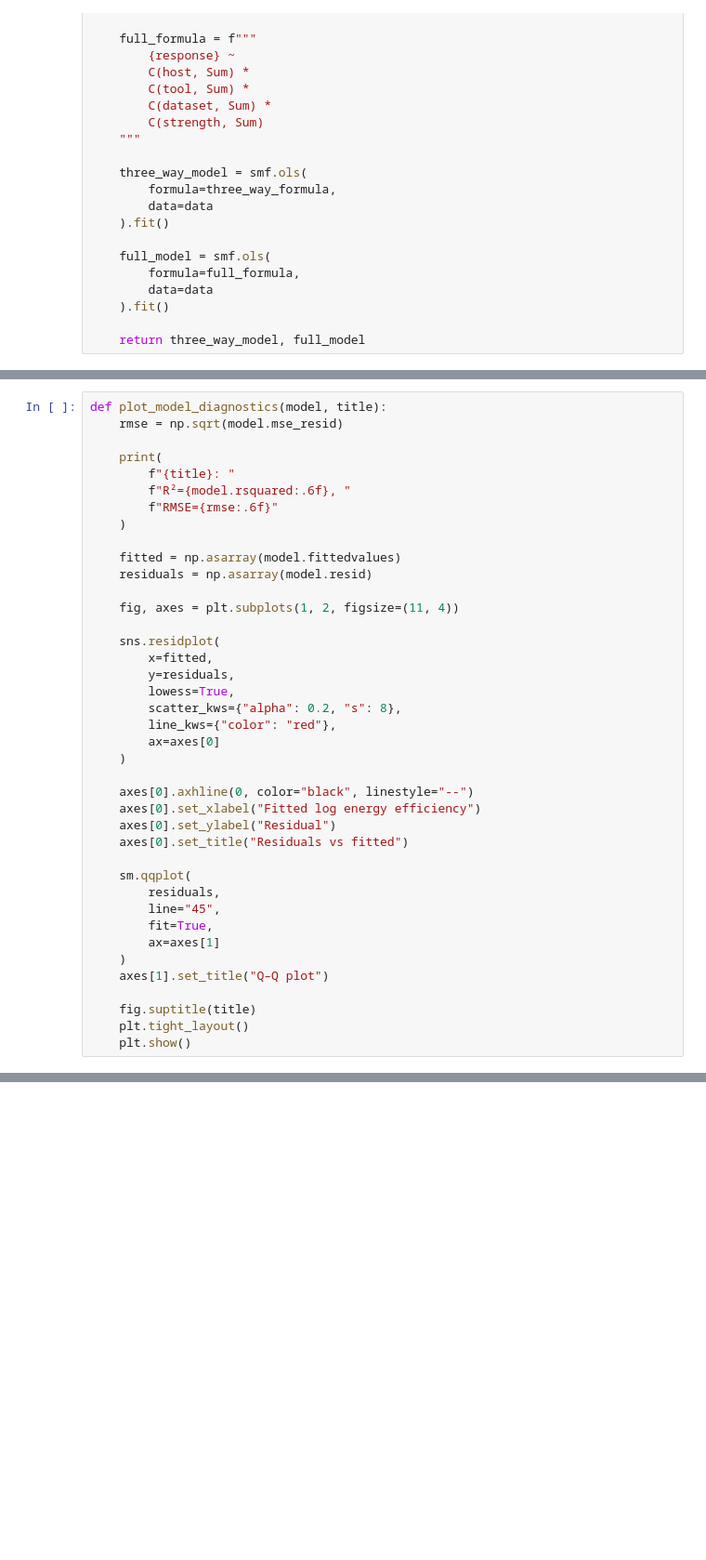
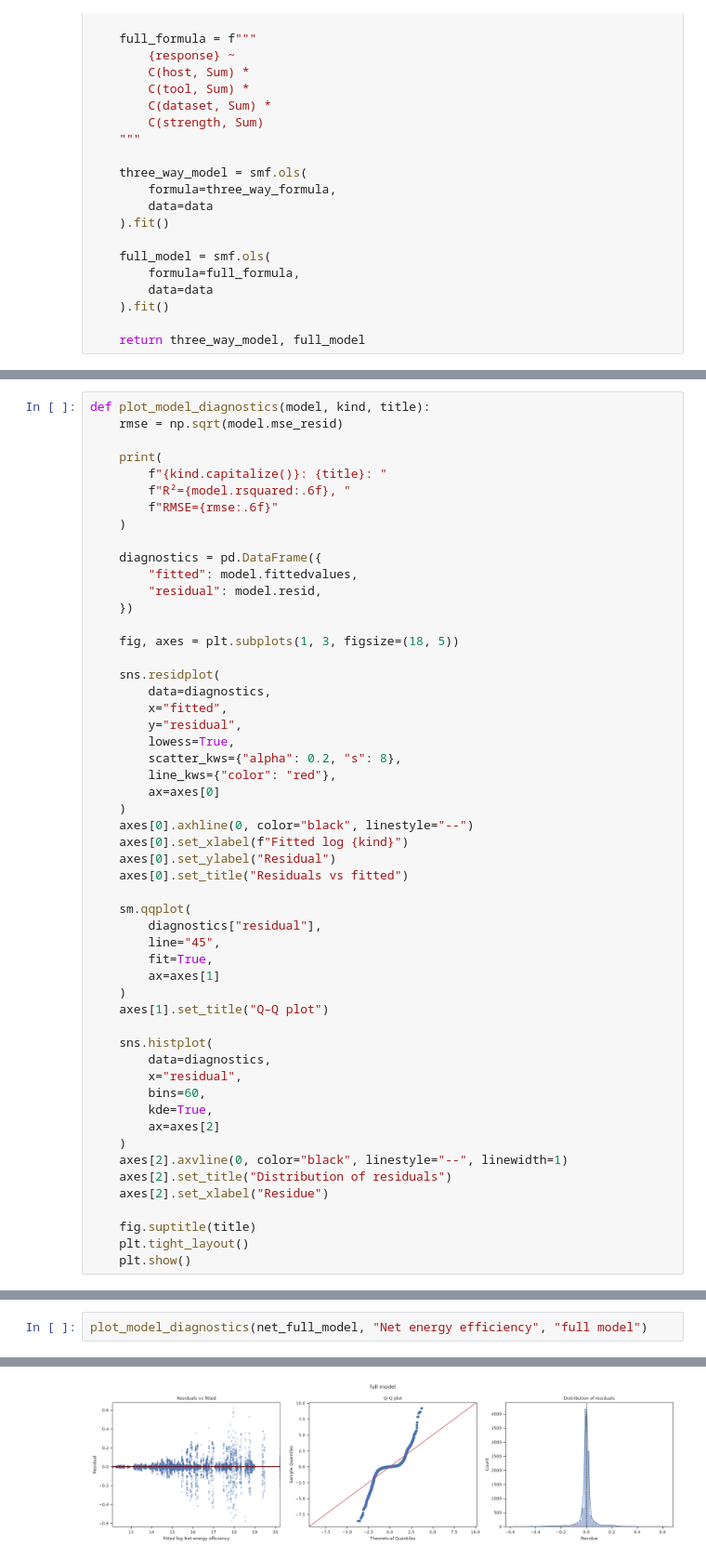
Before and after one commit to rsie-dev/power_consumption_experiment, a Jupyter notebook: visualization/visualize_model_ee.ipynb, the cells around one changed output, grey strips where cells are left out. Shown at 93% size. Cells and saved outputs as stored; diff of their text form; blank space fills up the shorter version.

```diff
--- a/visualization/visualize_model_ee.ipynb
+++ b/visualization/visualize_model_ee.ipynb
@@ -128,40 +116,53 @@ net_three_way_model, net_full_model = fit_higher_order_models(comp, "log_ee_net"
 # %%
-def plot_model_diagnostics(model, title):
+def plot_model_diagnostics(model, kind, title):
     rmse = np.sqrt(model.mse_resid)
 
     print(
-        f"{title}: "
+        f"{kind.capitalize()}: {title}: "
         f"R²={model.rsquared:.6f}, "
         f"RMSE={rmse:.6f}"
     )
 
-    fitted = np.asarray(model.fittedvalues)
-    residuals = np.asarray(model.resid)
+    diagnostics = pd.DataFrame({
+        "fitted": model.fittedvalues,
+        "residual": model.resid,
+    })
 
-    fig, axes = plt.subplots(1, 2, figsize=(11, 4))
+    fig, axes = plt.subplots(1, 3, figsize=(18, 5))
 
     sns.residplot(
-        x=fitted,
-        y=residuals,
+        data=diagnostics,
+        x="fitted",
+        y="residual",
         lowess=True,
         scatter_kws={"alpha": 0.2, "s": 8},
         line_kws={"color": "red"},
         ax=axes[0]
     )
-
     axes[0].axhline(0, color="black", linestyle="--")
-    axes[0].set_xlabel("Fitted log energy efficiency")
+    axes[0].set_xlabel(f"Fitted log {kind}")
     axes[0].set_ylabel("Residual")
     axes[0].set_title("Residuals vs fitted")
 
     sm.qqplot(
-        residuals,
+        diagnostics["residual"],
         line="45",
         fit=True,
         ax=axes[1]
     )
     axes[1].set_title("Q–Q plot")
 
+    sns.histplot(
+        data=diagnostics,
+        x="residual",
+        bins=60,
+        kde=True,
+        ax=axes[2]
+    )
+    axes[2].axvline(0, color="black", linestyle="--", linewidth=1)
+    axes[2].set_title("Distribution of residuals")
+    axes[2].set_xlabel("Residue")
+
     fig.suptitle(title)
     plt.tight_layout()
     plt.show()
@@ -193,0 +183,3 @@ Total energy efficiency: full model: R²=0.998234, RMSE=0.068182
+# %%
+plot_model_diagnostics(net_full_model, "Net energy efficiency", "full model")
+# %% [output]
@@ -193,0 +187 @@ Total energy efficiency: full model: R²=0.998234, RMSE=0.068182
+[figure, added]
```
Also changed, not shown: parts of 9 cells of this notebook, 1 other file.
